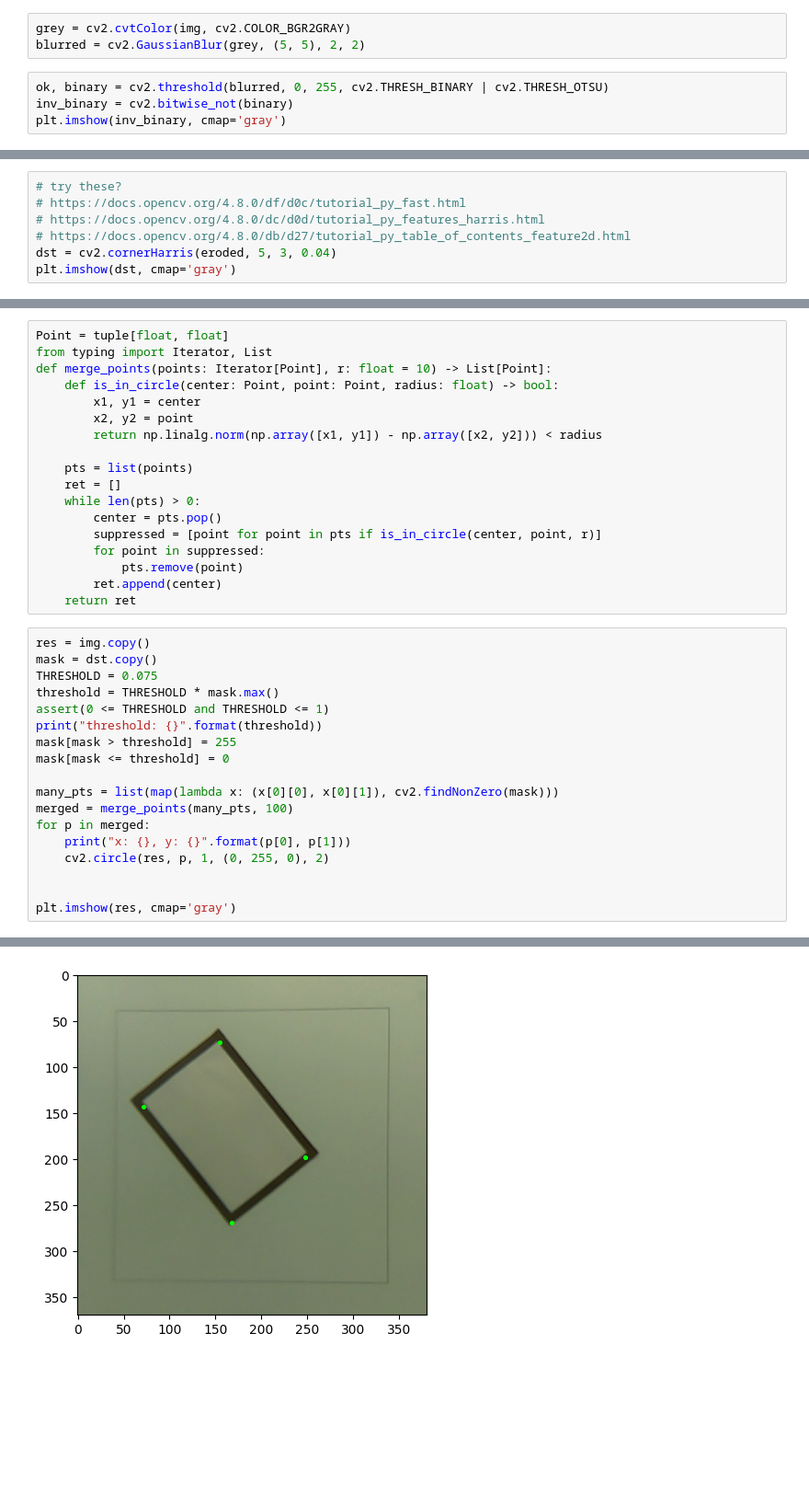
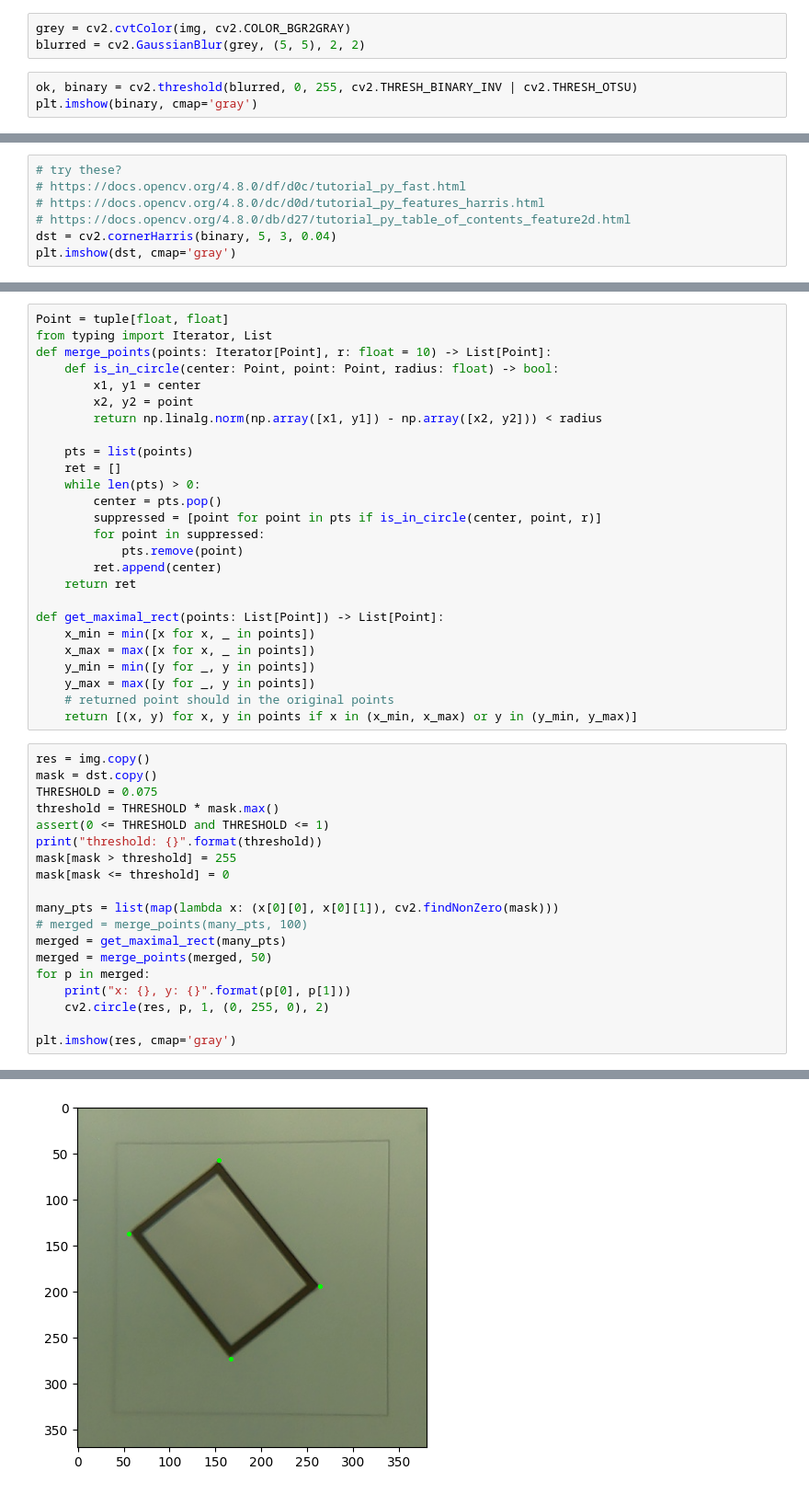
Before and after one commit to HQU-gxy/NUEDC_2023_E_snippet, a Jupyter notebook: rect.ipynb, the cells around one changed output, grey strips where cells are left out. Shown at 92% size. Drawn from its saved outputs; the diff is of its cells as text; blank space fills up the shorter version.

```diff
--- a/rect.ipynb
+++ b/rect.ipynb
@@ -10,9 +10,8 @@ img = cv2.imread(RECT_PATH)
 grey = cv2.cvtColor(img, cv2.COLOR_BGR2GRAY)
 blurred = cv2.GaussianBlur(grey, (5, 5), 2, 2)
 # %%
-ok, binary = cv2.threshold(blurred, 0, 255, cv2.THRESH_BINARY | cv2.THRESH_OTSU)
-inv_binary = cv2.bitwise_not(binary)
-plt.imshow(inv_binary, cmap='gray')
+ok, binary = cv2.threshold(blurred, 0, 255, cv2.THRESH_BINARY_INV | cv2.THRESH_OTSU)
+plt.imshow(binary, cmap='gray')
 # %% [output]
 <matplotlib.image.AxesImage at 0x...>
 [figure]
@@ -30,7 +20,7 @@ plt.imshow(eroded, cmap='gray')
 # https://docs.opencv.org/4.8.0/df/d0c/tutorial_py_fast.html
 # https://docs.opencv.org/4.8.0/dc/d0d/tutorial_py_features_harris.html
 # https://docs.opencv.org/4.8.0/db/d27/tutorial_py_table_of_contents_feature2d.html
-dst = cv2.cornerHarris(eroded, 5, 3, 0.04)
+dst = cv2.cornerHarris(binary, 5, 3, 0.04)
 plt.imshow(dst, cmap='gray')
 # %% [output]
 <matplotlib.image.AxesImage at 0x...>
@@ -53,6 +43,14 @@ def merge_points(points: Iterator[Point], r: float = 10) -> List[Point]:
             pts.remove(point)
         ret.append(center)
     return ret
+
+def get_maximal_rect(points: List[Point]) -> List[Point]:
+    x_min = min([x for x, _ in points])
+    x_max = max([x for x, _ in points])
+    y_min = min([y for _, y in points])
+    y_max = max([y for _, y in points])
+    # returned point should in the original points
+    return [(x, y) for x, y in points if x in (x_min, x_max) or y in (y_min, y_max)]
 # %%
 res = img.copy()
 mask = dst.copy()
@@ -64,11 +62,12 @@ mask[mask > threshold] = 255
 mask[mask <= threshold] = 0
 
 many_pts = list(map(lambda x: (x[0][0], x[0][1]), cv2.findNonZero(mask)))
-merged = merge_points(many_pts, 100)
+# merged = merge_points(many_pts, 100)
+merged = get_maximal_rect(many_pts)
+merged = merge_points(merged, 50)
 for p in merged:
     print("x: {}, y: {}".format(p[0], p[1]))
     cv2.circle(res, p, 1, (0, 255, 0), 2)
 
-
 plt.imshow(res, cmap='gray')
 # %% [output]
@@ -80,5 +79,5 @@ x: 155, y: 74
 <matplotlib.image.AxesImage at 0x...>
-[figure, old version]
+[figure, new version]
 # %%
 res_hough = img.copy()
 # will the HoughCircles too expensive? We have get a clear boundary
```
Also changed, not shown: parts of 5 cells of this notebook, 1 other file.
